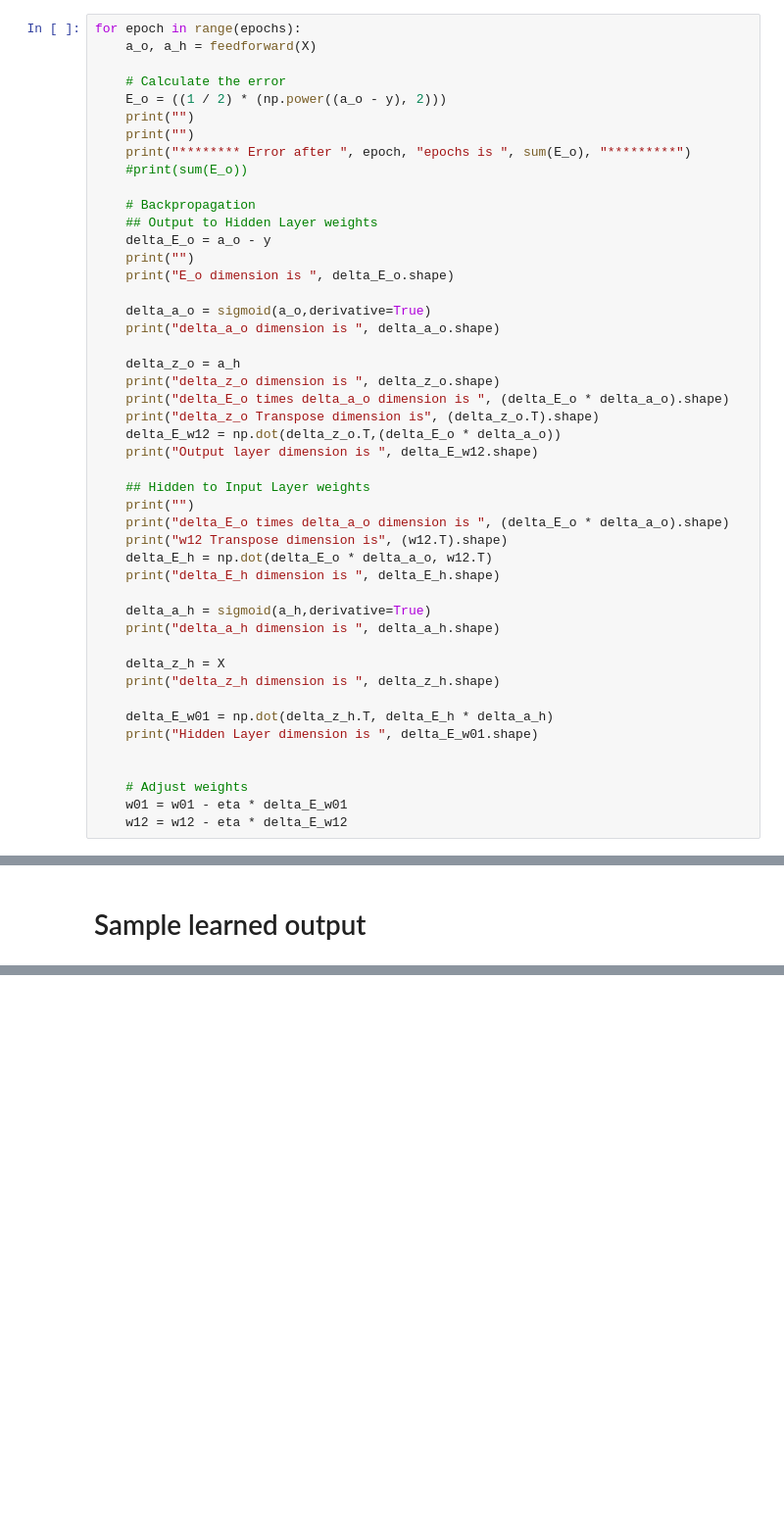
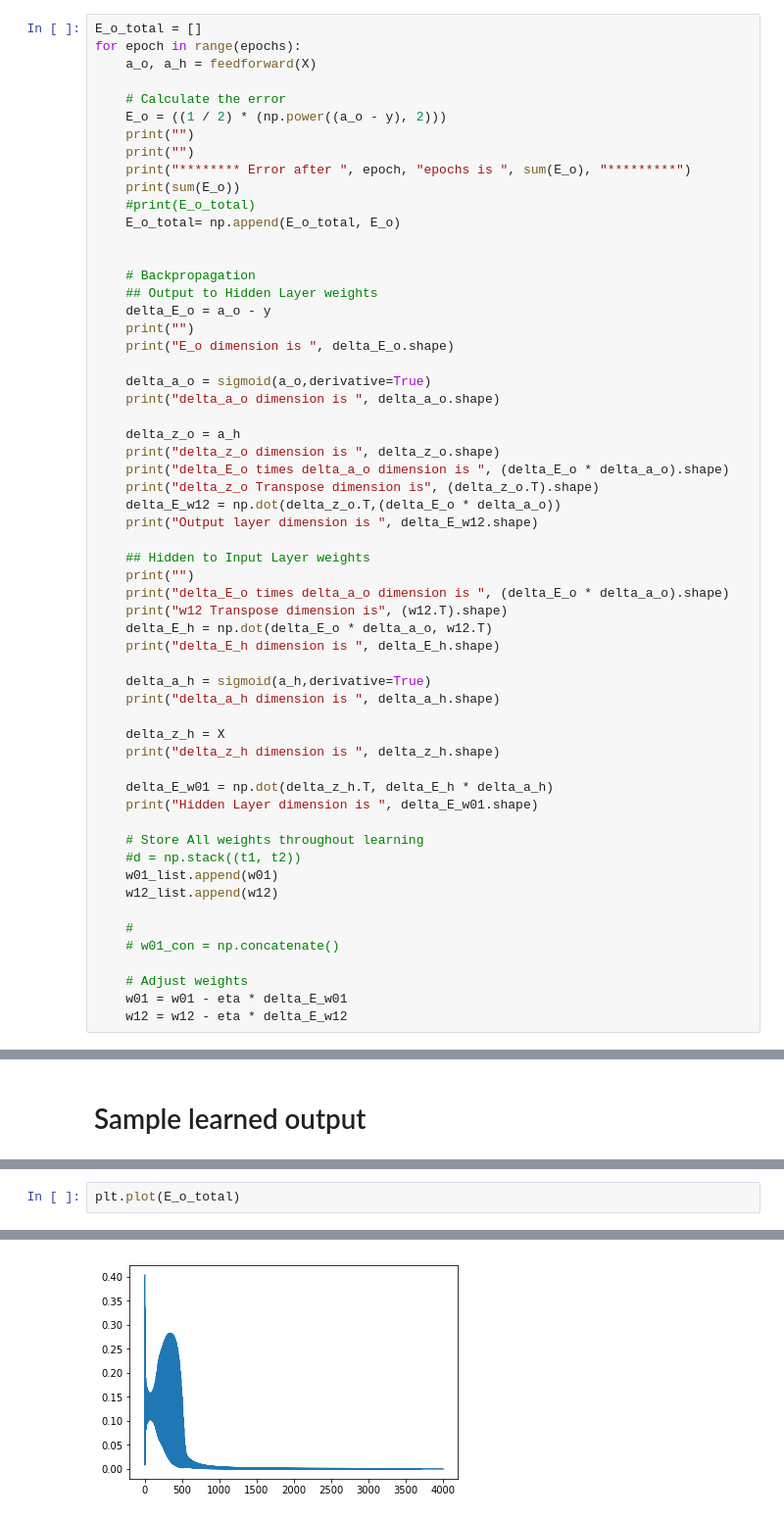
Before and after one commit to etzimopoulos/COURSE-DSDJ-Zero-to-Deep-Dive-ML, a Jupyter notebook: Week 4 HW - XOR Neural Network.ipynb, the cells around one changed output, grey strips where cells are left out. Shown at 98% size. Drawn from its saved outputs; the diff is of its cells as text; blank space fills up the shorter version.

```diff
--- a/Week 4 HW - XOR Neural Network.ipynb
+++ b/Week 4 HW - XOR Neural Network.ipynb
@@ -63,4 +73,5 @@ w12 = np.random.random((hidden, 1))
 # %%
+E_o_total = []
 for epoch in range(epochs):
     a_o, a_h = feedforward(X)
 
@@ -69,7 +80,10 @@ for epoch in range(epochs):
     print("")
     print("")
     print("******** Error after ", epoch, "epochs is ", sum(E_o), "*********")
-    #print(sum(E_o))
+    print(sum(E_o))
+    #print(E_o_total)
+    E_o_total= np.append(E_o_total, E_o)
+
 
     # Backpropagation
     ## Output to Hidden Layer weights
@@ -103,6 +117,13 @@ for epoch in range(epochs):
     delta_E_w01 = np.dot(delta_z_h.T, delta_E_h * delta_a_h)
     print("Hidden Layer dimension is ", delta_E_w01.shape)
 
+    # Store All weights throughout learning
+    #d = np.stack((t1, t2))
+    w01_list.append(w01)
+    w12_list.append(w12)
+
+    #
+    # w01_con = np.concatenate()
 
     # Adjust weights
     w01 = w01 - eta * delta_E_w01
@@ -137,0 +230,3 @@ print(a_o)
+# %%
+plt.plot(E_o_total)
+# %% [output]
@@ -137,0 +234 @@ print(a_o)
+[figure, added]
```
Also changed, not shown: parts of 19 cells of this notebook.
